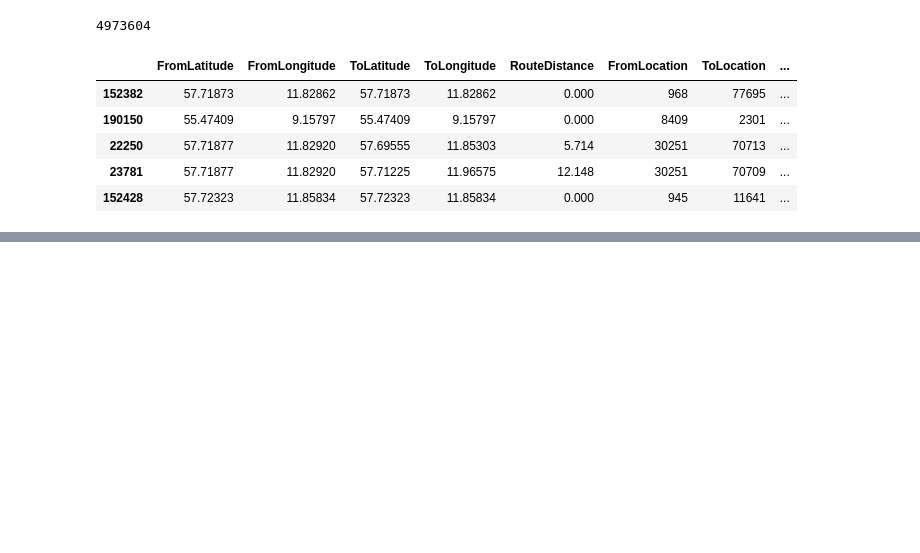
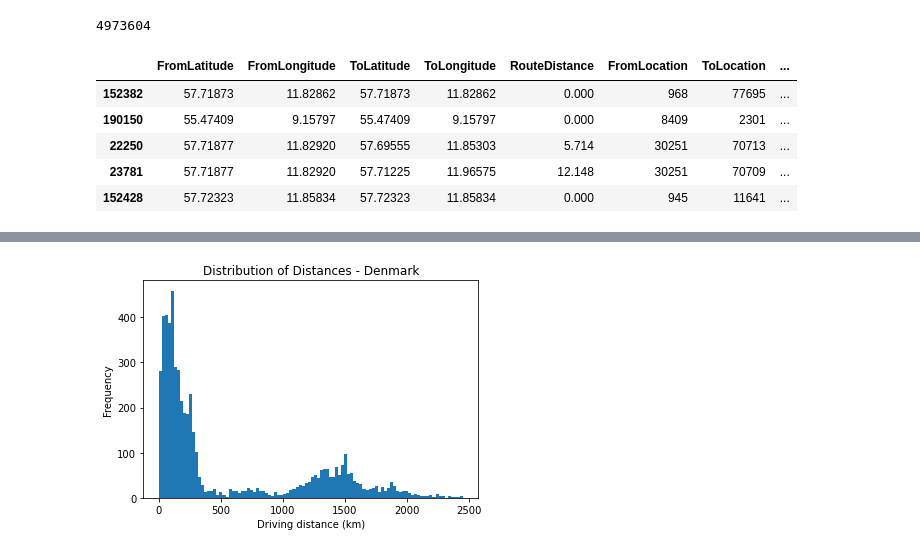
Before and after one commit to em1899/master-thesis-project, a Jupyter notebook: EDA/EDA_v5.ipynb, the cells around one changed output, grey strips where cells are left out. Saved outputs shown, nothing was run; the diff lists cells and outputs as text; code cells hidden in the pictures; blank space fills up the shorter version.

```diff
--- a/EDA/EDA_v5.ipynb
+++ b/EDA/EDA_v5.ipynb
@@ -1277,0 +1338,9 @@ plt.show()
+# %%
+subset_denmark = subset[(subset['FromCountry'] =='Denmark')]
+plt.hist(subset_denmark['RouteDistance'], bins = 100)
+plt.xlabel("Driving distance (km)")
+plt.ylabel("Frequency")
+plt.title("Distribution of Distances - Denmark")
+plt.show()
+# %% [output]
+[figure, added]
```
Also changed, not shown: parts of 18 cells of this notebook, 10 other files.
